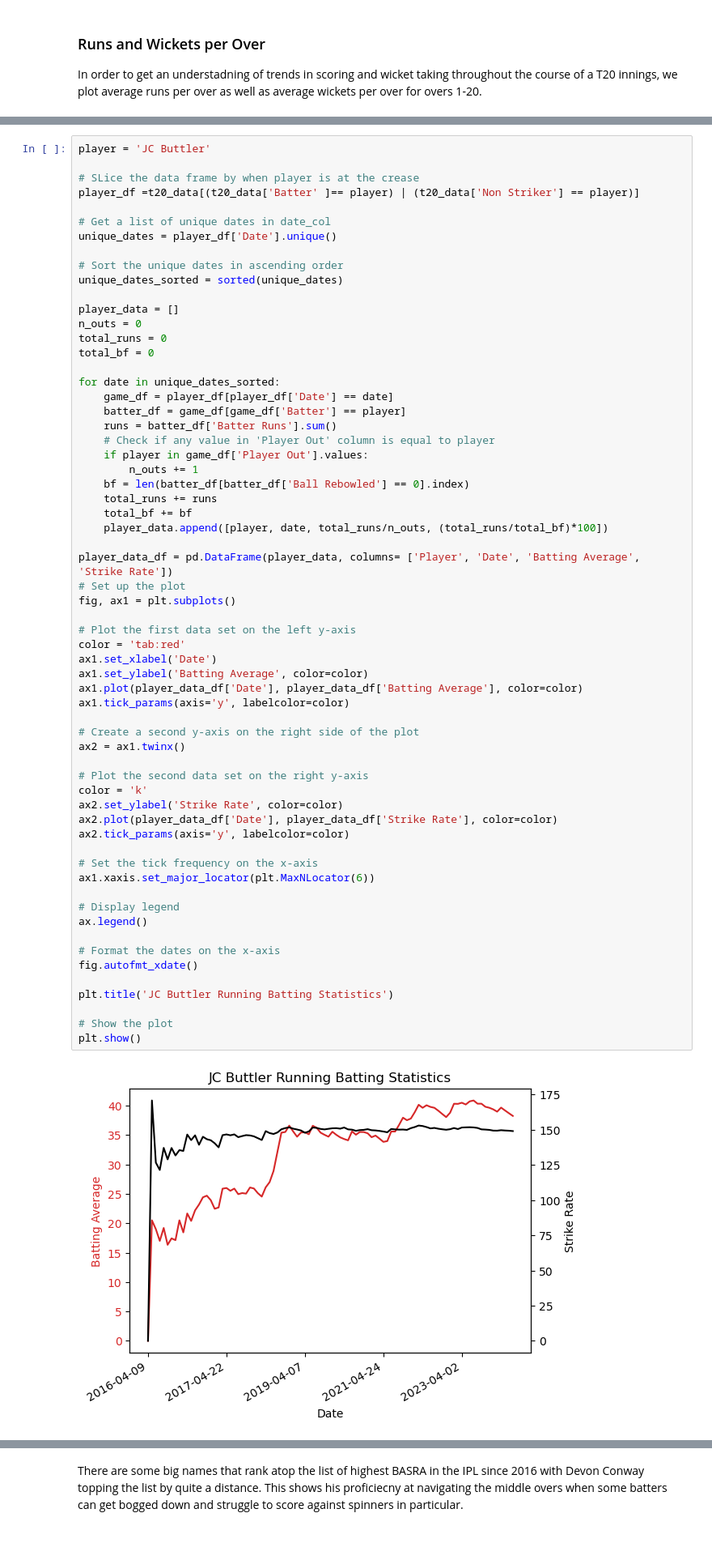
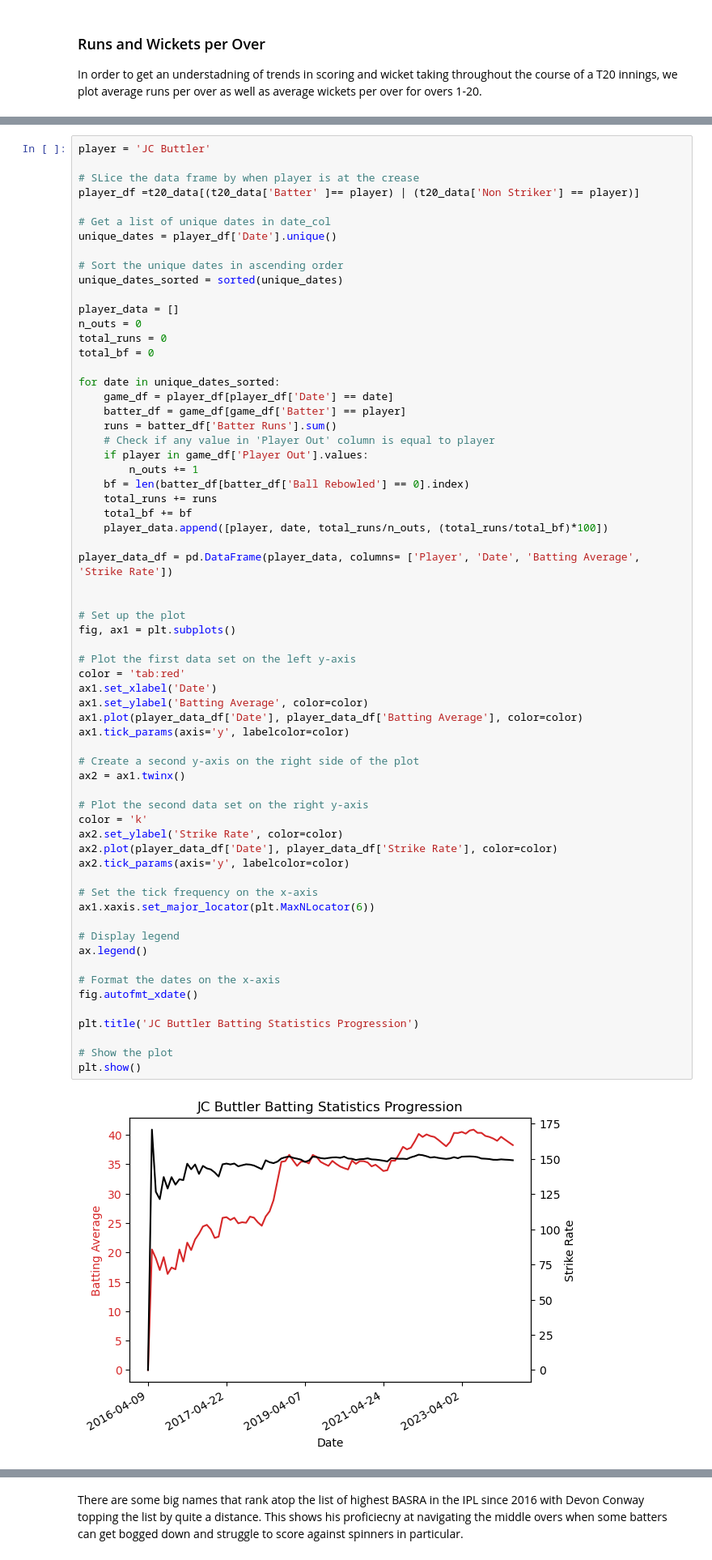
Before and after one commit to jamiewelsh25/Cricket_Data_Project, a Jupyter notebook: analysis_ipl.ipynb, the cells around one changed output, grey strips where cells are left out. Shown at 81% size. Saved outputs shown, nothing was run; the diff lists cells and outputs as text.

```diff
--- a/analysis_ipl.ipynb
+++ b/analysis_ipl.ipynb
@@ -218,40 +232,42 @@ for date in unique_dates_sorted:
     player_data.append([player, date, total_runs/n_outs, (total_runs/total_bf)*100])
 
 player_data_df = pd.DataFrame(player_data, columns= ['Player', 'Date', 'Batting Average', 'Strike Rate'])
+
+
 # Set up the plot
 fig, ax1 = plt.subplots()
 
 # Plot the first data set on the left y-axis
 color = 'tab:red'
 ax1.set_xlabel('Date')
 ax1.set_ylabel('Batting Average', color=color)
 ax1.plot(player_data_df['Date'], player_data_df['Batting Average'], color=color)
 ax1.tick_params(axis='y', labelcolor=color)
 
 # Create a second y-axis on the right side of the plot
 ax2 = ax1.twinx()
 
 # Plot the second data set on the right y-axis
 color = 'k'
 ax2.set_ylabel('Strike Rate', color=color)
 ax2.plot(player_data_df['Date'], player_data_df['Strike Rate'], color=color)
 ax2.tick_params(axis='y', labelcolor=color)
 
 # Set the tick frequency on the x-axis
 ax1.xaxis.set_major_locator(plt.MaxNLocator(6))
 
 # Display legend
 ax.legend()
 
 # Format the dates on the x-axis
 fig.autofmt_xdate()
 
-plt.title('JC Buttler Running Batting Statistics')
+plt.title('JC Buttler Batting Statistics Progression')
 
 # Show the plot
 plt.show()
 # %% [output]
-[figure, old version]
+[figure, new version]
 # %%
 # Convert the "date" column to datetime format
 middle_df['Date'] = pd.to_datetime(middle_df['Date'])
```
Also changed, not shown: parts of 9 cells of this notebook, 5 other files.
